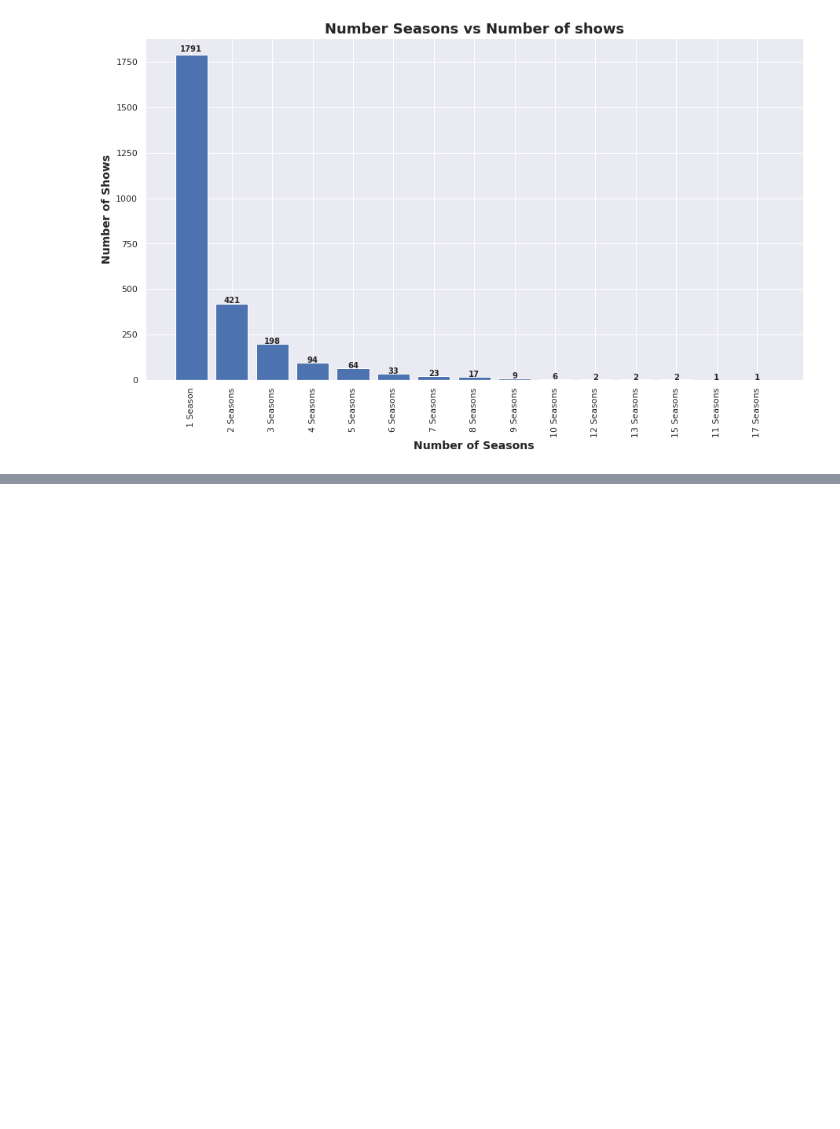
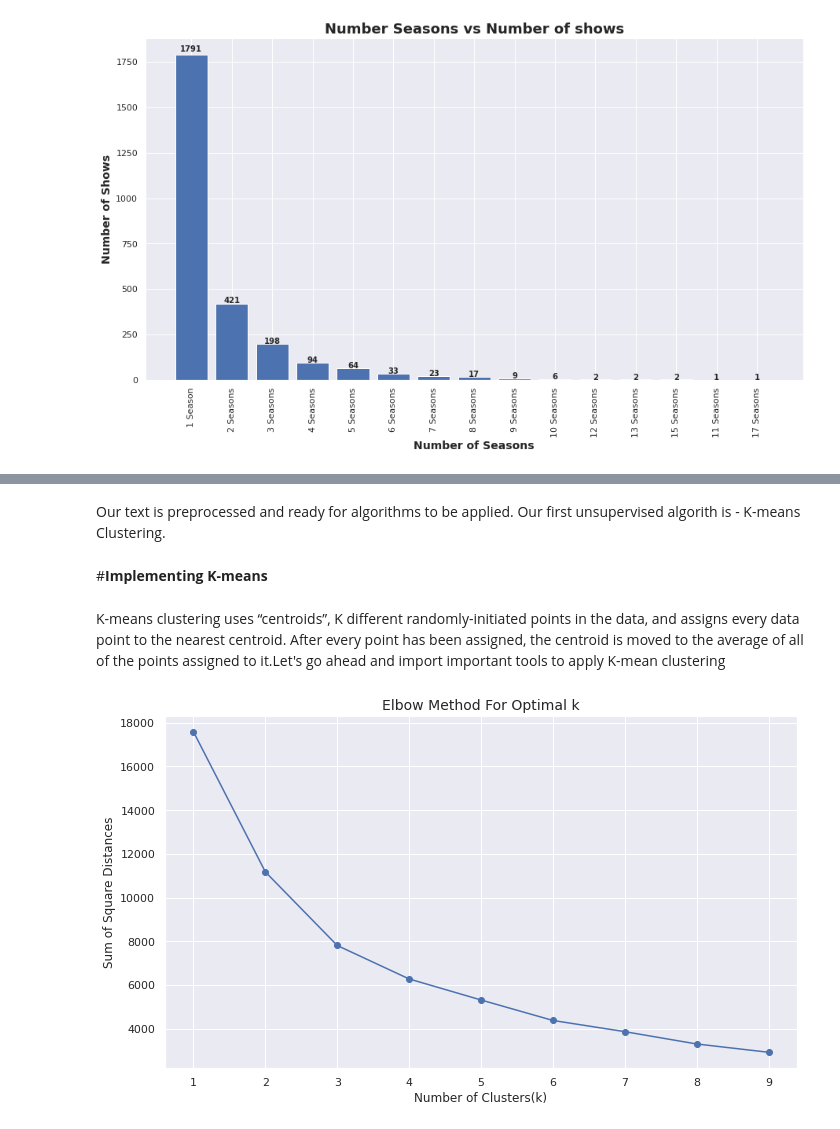
Before and after one commit to anshu57/Netflix-Movies-and-TV-shows-Clustering-Unsupervised-Machine-Learning, a Jupyter notebook: NETFLIX_MOVIES_AND_TV_SHOWS_CLUSTERING.ipynb, the cells around one changed output, grey strips where cells are left out. Drawn from its saved outputs; the diff is of its cells as text; code cells hidden in the pictures; blank space fills up the shorter version.

```diff
--- a/NETFLIX_MOVIES_AND_TV_SHOWS_CLUSTERING.ipynb
+++ b/NETFLIX_MOVIES_AND_TV_SHOWS_CLUSTERING.ipynb
@@ -533,0 +677,3 @@ for p in graph:
+# %%
+#stemming for description
+dataset['description'] = dataset['description'].apply(stemming)
@@ -533,0 +687,9 @@ for p in graph:
+# %%
+# Create a function to display text length
+def length(text):
+    '''a function which returns the length of text'''
+    return len(text)
+# %%
+# Create two variables for description and listed-in texts length respectively
+dataset['desc_length'] = dataset['description'].apply(length)
+dataset['listed_length'] = dataset['listed_in'].apply(length)
@@ -533,0 +698,11 @@ for p in graph:
+# %%
+# Standardizing value to generalise
+X_features=dataset[['desc_length','listed_length']]
+scaler=preprocessing.StandardScaler()
+X=scaler.fit_transform(X_features)
+# %% [markdown]
+Our text is preprocessed and ready for algorithms to be applied. Our first unsupervised algorith is - K-means Clustering.
+# %% [markdown]
+#**Implementing K-means**
+# %% [markdown]
+K-means clustering uses “centroids”, K different randomly-initiated points in the data, and assigns every data point to the nearest centroid. After every point has been assigned, the centroid is moved to the average of all of the points assigned to it.Let's go ahead and import important tools to apply K-mean clustering
@@ -533,0 +714,22 @@ for p in graph:
+# %%
+# Create a list
+list_1 = []
+
+# for loop to append kmeans inertia values
+for k in range(1,10):
+    kmeans = KMeans(n_clusters=k)
+    kmeans.fit(X)
+    list_1.append(kmeans.inertia_)
+
+#Plot linegraph
+plt.figure(figsize=(10,6))
+
+plt.plot(range(1,10),list_1,"-o")
+plt.grid(True)
+plt.xlabel("Number of Clusters(k)",fontsize=12)
+plt.ylabel("Sum of Square Distances",fontsize=12)
+plt.title("Elbow Method For Optimal k",fontsize=14)
+plt.xticks(range(1,10))
+plt.tight_layout()
+# %% [output]
+[figure, added]
```
Also changed, not shown: parts of 57 cells of this notebook.
